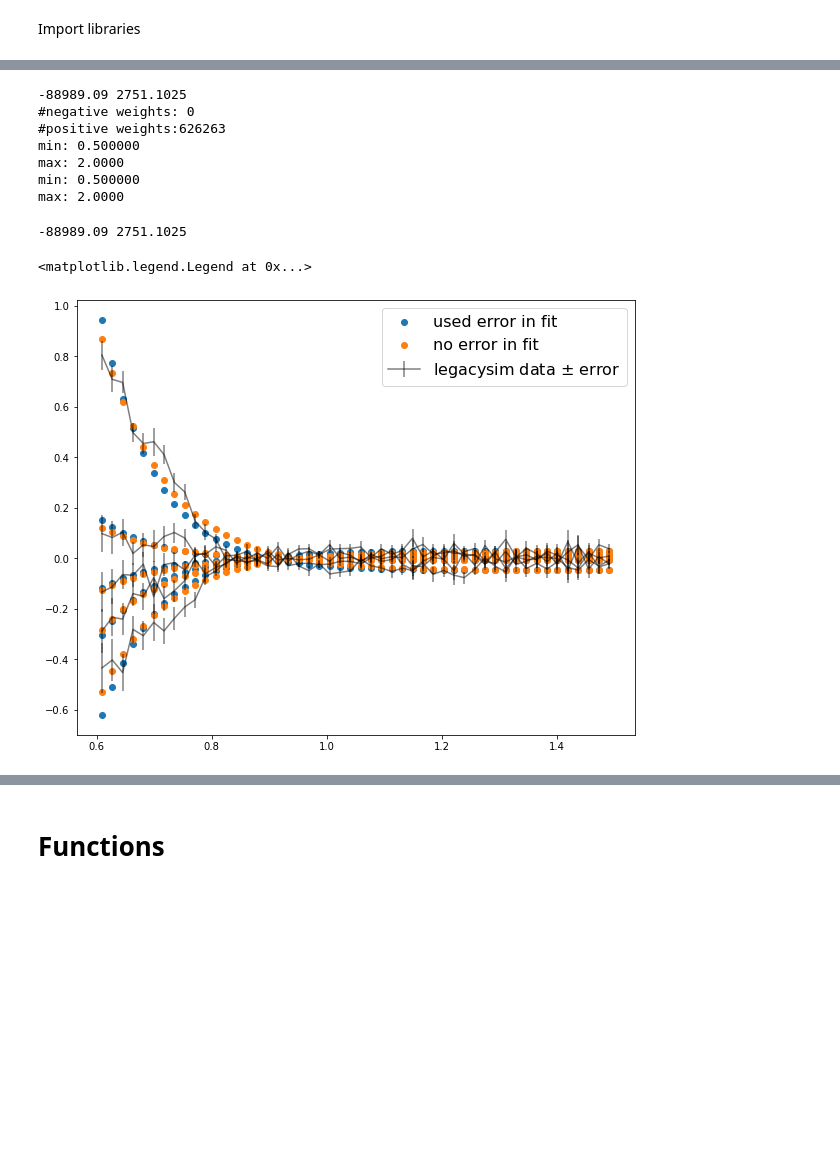
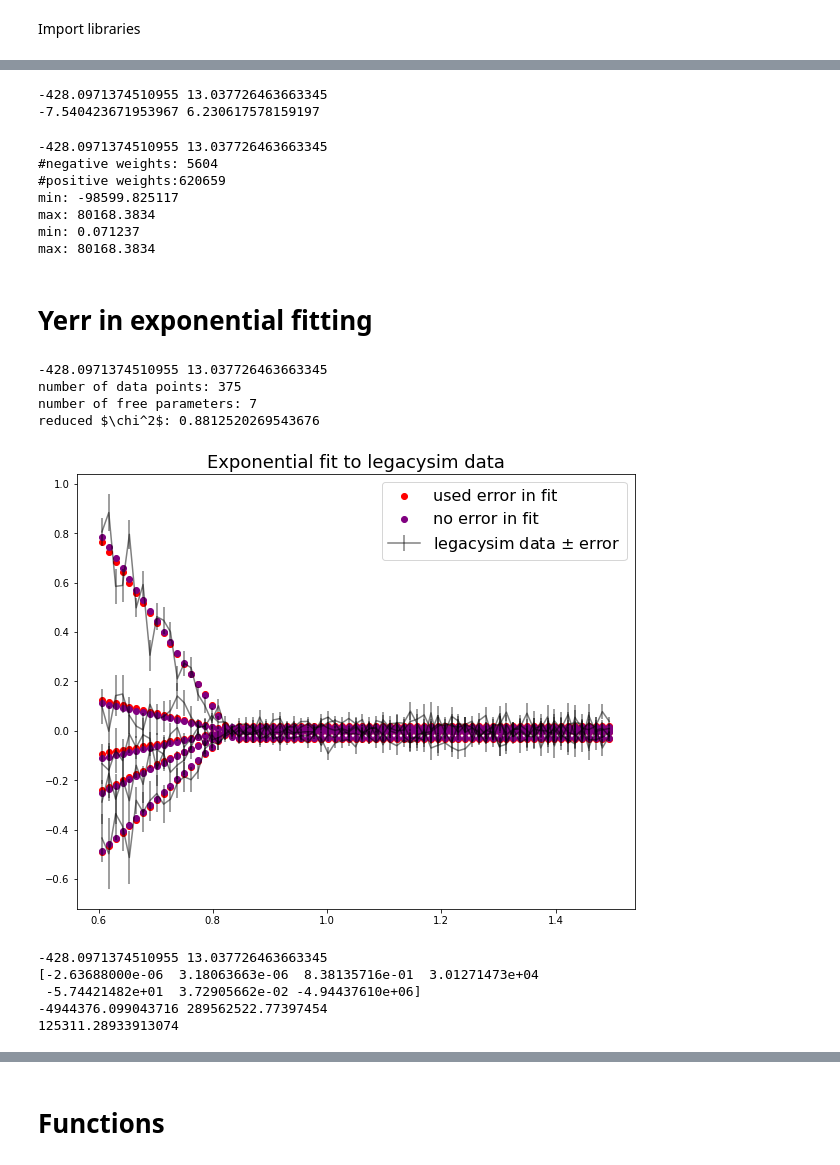
Before and after one commit to AlbertoRosado1/legacysim_runs, a Jupyter notebook: DA02/fitting_dndz.ipynb, the cells around one changed output, grey strips where cells are left out. Cells and saved outputs as stored; diff of their text form; code cells hidden in the pictures; blank space fills up the shorter version.

```diff
--- a/DA02/fitting_dndz.ipynb
+++ b/DA02/fitting_dndz.ipynb
@@ -274,6 +275,14 @@ plt.show()
+# %%
+test = ELG_dndz(legacysim_data)
+zmask = test.z >0.8
+zmask &= test.z < 0.9
+print(test.f[zmask].min(),test.f[zmask].max())
+# %% [output]
+-428.0971374510955 13.037726463663345
+-7.540423671953967 6.230617578159197
 # %%
 test = ELG_dndz(legacysim_data)
-zmask = test.z >0.6
+zmask = test.z >0.8
 zmask &= test.z < 1.0
 w = test.new_weights#[zmask]
 print(f'#negative weights: {w[w<0].size}\n#positive weights:{w[w>0].size}')
@@ -281,37 +290,61 @@ print(f'min: {w.min():4f}\nmax: {w.max():.4f}')
 w[w<0]=1
 print(f'min: {w.min():4f}\nmax: {w.max():.4f}')
 # %% [output]
--88989.09 2751.1025
-#negative weights: 0
-#positive weights:626263
-min: 0.500000
-max: 2.0000
-min: 0.500000
-max: 2.0000
+-428.0971374510955 13.037726463663345
+#negative weights: 5604
+#positive weights:620659
+min: -98599.825117
+max: 80168.3834
+min: 0.071237
+max: 80168.3834
+# %% [markdown]
+# Yerr in exponential fitting
 # %%
 # Here we look at the effect of using yerr when fitting
 
 fig = plt.figure(figsize=(10,8))
-test = ELG_dndz(legacysim_data)
-params = test.fit_dndz()
+test = ELG_dndz(legacysim_data, data='legacysim', fit='exponential')
+test.get_chi2()
+params = test.fit_dndz()[0]
+dndz_err = test.predict_dndz_exp((test.z_h, test.depth_h),*params)
+plt.scatter(test.z_h, dndz_err, color='r', label='used error in fit')
+
+params = test.fit_dndz(include_yerr=False)[0]
 dndz = test.predict_dndz_exp((test.z_h, test.depth_h),*params)
-plt.scatter(test.z_h, dndz, label='used error in fit')
+plt.scatter(test.z_h, dndz, color='purple', label='no error in fit')
 
-params = test.fit_dndz(include_yerr=False)
-dndz = test.predict_dndz_exp((test.z_h, test.depth_h),*params)
-plt.scatter(test.z_h, dndz, label='no error in fit')
-
-bins=50
+bins=test.bins-1
 kw= dict(color='k', alpha=0.5)
 plt.errorbar([],[],yerr=[], label=f'legacysim data $\pm$ error',**kw)
 for ite in range(5):
     i, j = (bins)*ite, (bins)*(ite+1)
     plt.errorbar(test.z_h[i:j], test.dndz_h[i:j], yerr=test.yerr[i:j], **kw)
+    #plt.plot(test.z_h[i:j], (test.dndz_h[i:j]+1)/(dndz_err+1), yerr=test.yerr[i:j], **kw)
 plt.legend(fontsize=16)
 plt.title('Exponential fit to legacysim data', fontsize=18)
 plt.show()
 #print(test.pred_weights.min(), test.pred_weights.max())
 # %% [output]
--88989.09 2751.1025
+-428.0971374510955 13.037726463663345
+number of data points: 375
+number of free parameters: 7
+reduced $\chi^2$: 0.8812520269543676
-<matplotlib.legend.Legend at 0x...>
-[figure, old version]
+[figure, new version]
+# %%
+def predict_dndz_exp(X,d, e, f, g):
+    depth = X
+    return  (d*depth + e*depth**2 + f*depth**3 + g)
+
+
+test = ELG_dndz(legacysim_data)
+params = test.fit_dndz()[0]
+a,b,c,d,e,f,g = params
+print(params)
+print(predict_dndz_exp((test.depth.min()),d, e, f, g), predict_dndz_exp((test.depth.max()),d, e, f, g))
+print(predict_dndz_exp((np.median(test.depth)),d, e, f, g))
+# %% [output]
+-428.0971374510955 13.037726463663345
+[-2.63688000e-06  3.18063663e-06  8.38135716e-01  3.01271473e+04
+ -5.74421482e+01  3.72905662e-02 -4.94437610e+06]
+-4944376.099043716 289562522.77397454
+125311.28933913074
```
Also changed, not shown: parts of 11 cells of this notebook.
